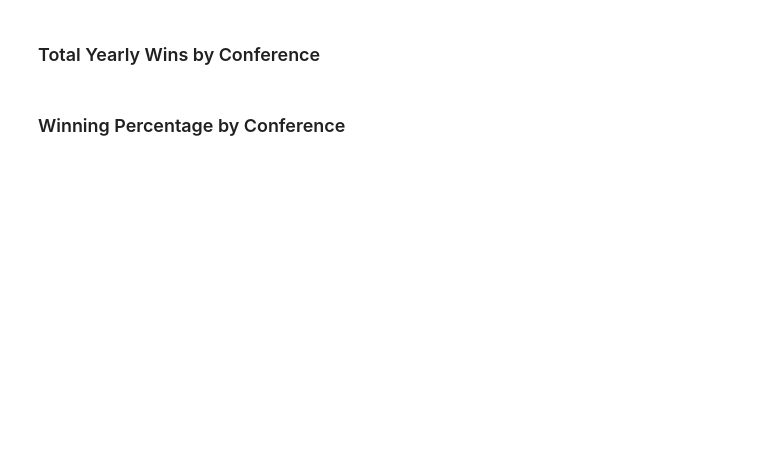
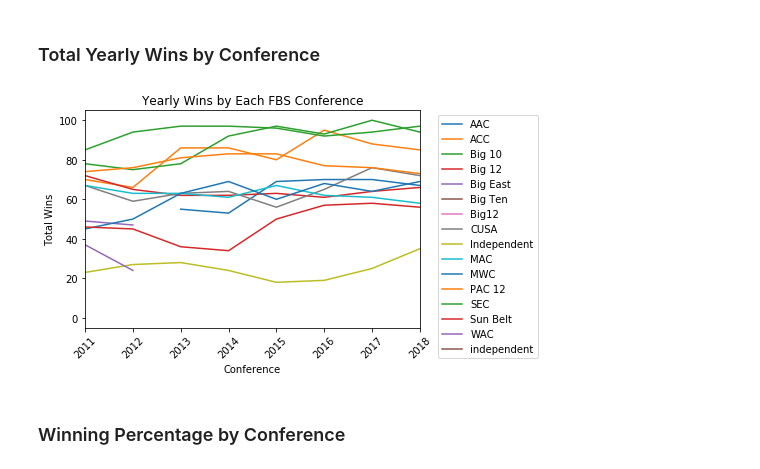
Before and after one commit to Ben-Roth-MS-DS/College-Football-Project, a Jupyter notebook: Scripts/EDA/Graphical Conference EDA.ipynb, the cells around one changed output. Saved outputs shown, nothing was run; the diff lists cells and outputs as text; code cells hidden in the pictures; blank space fills up the shorter version.

```diff
--- a/Scripts/EDA/Graphical Conference EDA.ipynb
+++ b/Scripts/EDA/Graphical Conference EDA.ipynb
@@ -43,25 +43,27 @@ KeyError: 'Team Conference'
 ### Total Yearly Wins by Conference
 # %%
 #wins by conference by year
-dfPlt = df.groupby(['Team Conference', 'Year'])['Win'].sum().\
+dfPlt = df.groupby(['Team Conference', 'Year'])['Team Win'].sum().\
                                              reset_index(name ='Total Wins').\
                                              sort_values('Year', ascending = False)
 
 
 grouped = dfPlt.groupby(['Team Conference'])
 fig, ax = plt.subplots()
 for key, group in grouped:
     group.plot('Year', 'Total Wins', label=key, ax=ax)
 
 plt.legend(bbox_to_anchor=(1.04,1), loc="upper left")
 
 
 
 plt.title('Yearly Wins by Each FBS Conference')
 plt.xlabel('Conference')
 plt.ylabel('Total Wins')
 plt.xticks(rotation=45)
 plt.show()
+# %% [output]
+[figure, added]
 # %% [markdown]
 ### Winning Percentage by Conference
 # %%
```
Also changed, not shown: parts of 2 cells of this notebook, 1 other file.
